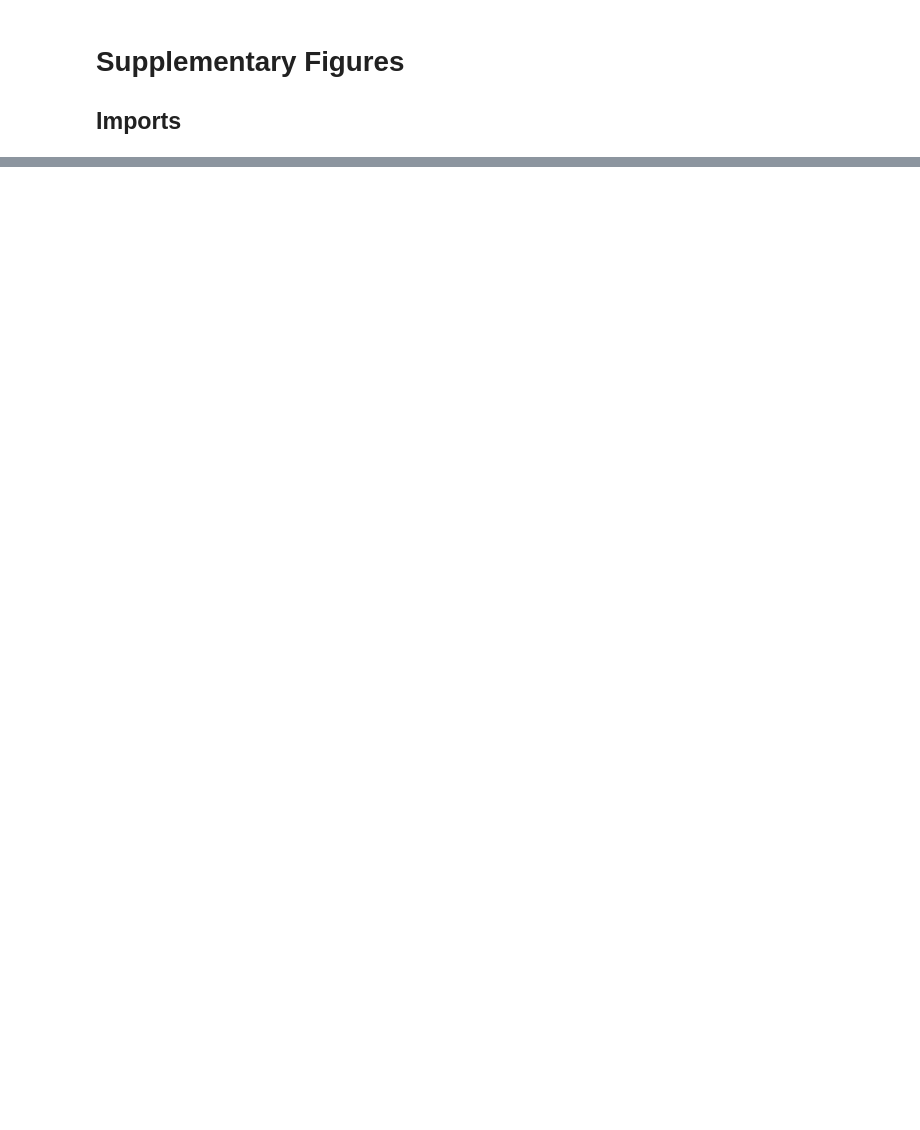
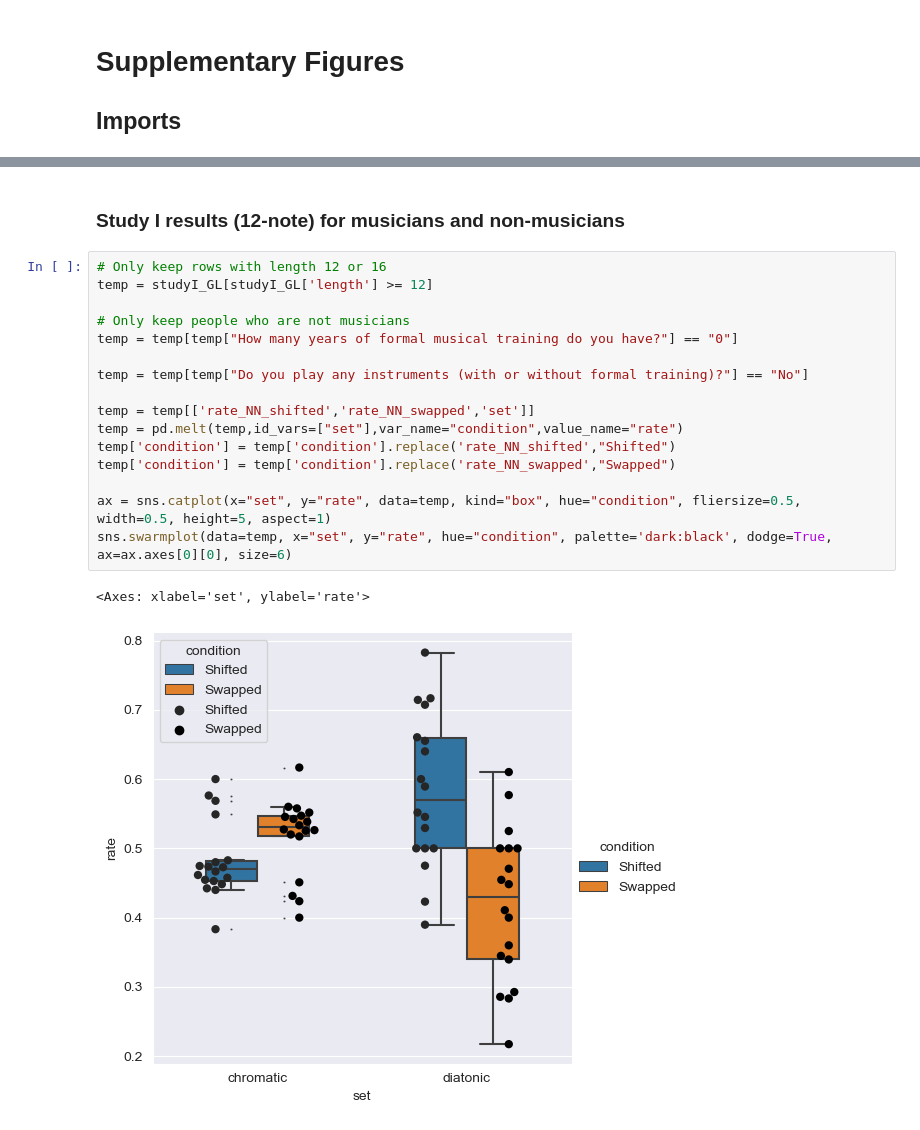
Before and after one commit to MichaelSel/set_membership_paper, a Jupyter notebook: 4. Supplementary Figures.ipynb, the cells around one changed output, grey strips where cells are left out. Cells and saved outputs as stored; diff of their text form; blank space fills up the shorter version.

```diff
--- a/4. Supplementary Figures.ipynb
+++ b/4. Supplementary Figures.ipynb
@@ -20,0 +97,21 @@ obs_stat = 0.6257379119702525
+# %% [markdown]
+### Study I results  (12-note) for musicians and non-musicians
+# %%
+# Only keep rows with length 12 or 16
+temp = studyI_GL[studyI_GL['length'] >= 12]
+
+# Only keep people who are not musicians
+temp = temp[temp["How many years of formal musical training do you have?"] == "0"]
+
+temp = temp[temp["Do you play any instruments (with or without formal training)?"] == "No"]
+
+temp = temp[['rate_NN_shifted','rate_NN_swapped','set']]
+temp = pd.melt(temp,id_vars=["set"],var_name="condition",value_name="rate")
+temp['condition'] = temp['condition'].replace('rate_NN_shifted',"Shifted")
+temp['condition'] = temp['condition'].replace('rate_NN_swapped',"Swapped")
+
+ax = sns.catplot(x="set", y="rate", data=temp, kind="box", hue="condition", fliersize=0.5, width=0.5, height=5, aspect=1)
+sns.swarmplot(data=temp, x="set", y="rate", hue="condition", palette='dark:black', dodge=True, ax=ax.axes[0][0], size=6)
+# %% [output]
+<Axes: xlabel='set', ylabel='rate'>
+[figure, added]
```
Also changed, not shown: parts of 13 cells of this notebook, 1 other file.
